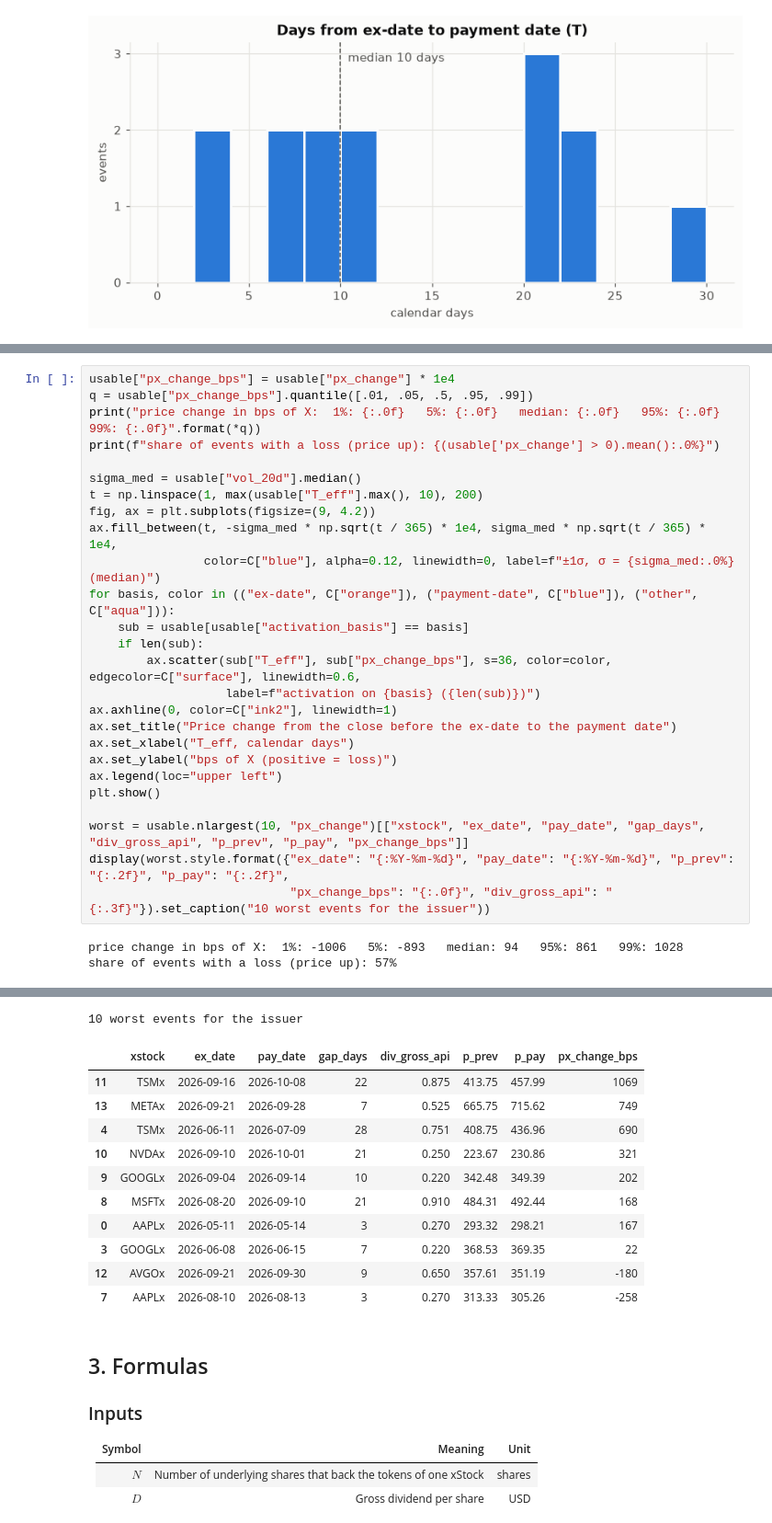
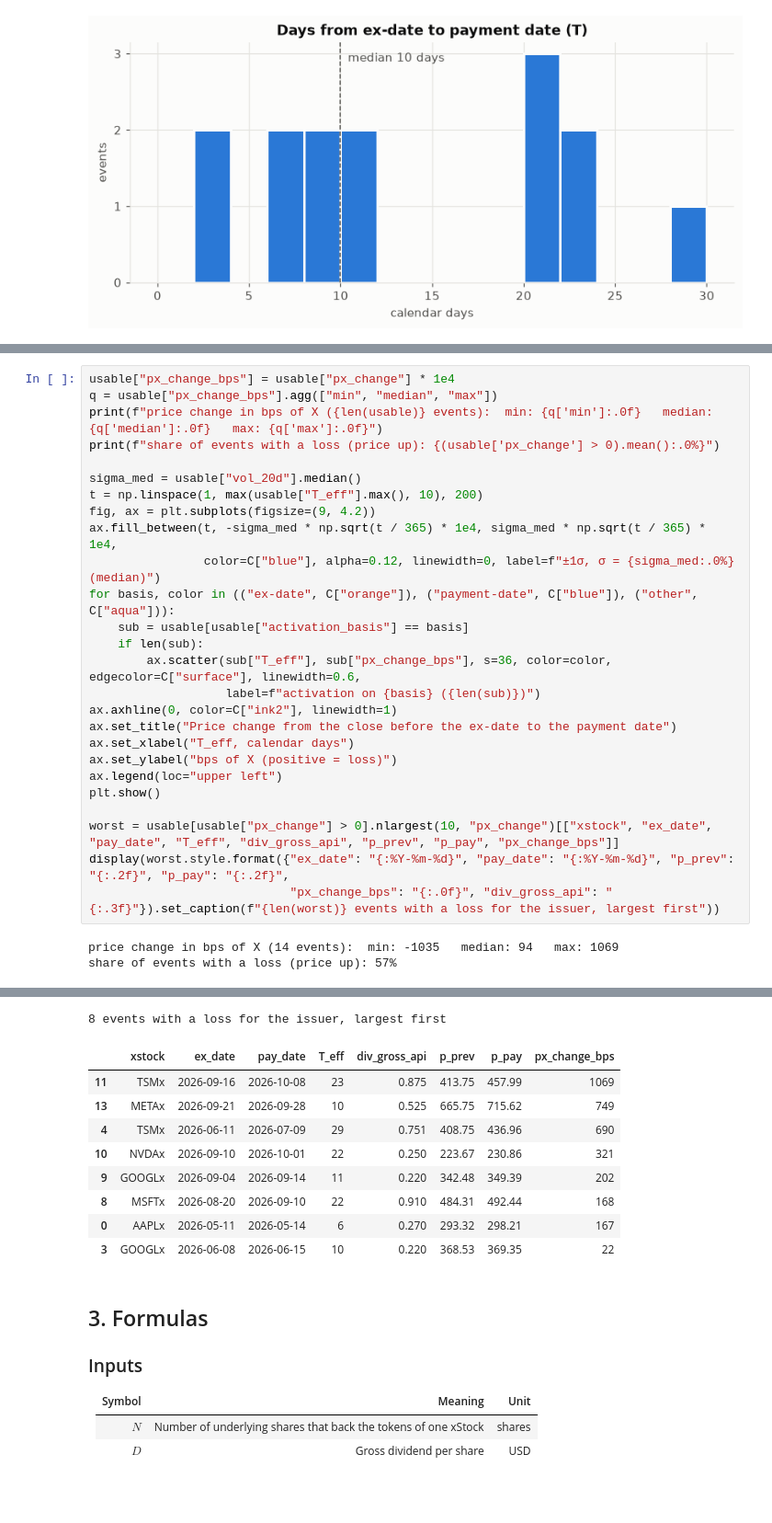
Before and after one commit to Robert29000/xstocks-hedge-research, a Jupyter notebook: hedge_research.ipynb, the cells around one changed output, grey strips where cells are left out. Shown at 92% size. Saved outputs shown, nothing was run; the diff lists cells and outputs as text; blank space fills up the shorter version.

```diff
--- a/hedge_research.ipynb
+++ b/hedge_research.ipynb
@@ -206,46 +206,44 @@ The unhedged loss, as a fraction of $X$, is $P_{\text{pay}} / P_{\text{prev}} -
 The price change includes the ex-dividend drop ($-D/P_{\text{prev}}$). This drop is a gain for the issuer and for every strategy. Section 5 shows it as a separate column.
 # %%
 usable["px_change_bps"] = usable["px_change"] * 1e4
-q = usable["px_change_bps"].quantile([.01, .05, .5, .95, .99])
-print("price change in bps of X:  1%: {:.0f}   5%: {:.0f}   median: {:.0f}   95%: {:.0f}   99%: {:.0f}".format(*q))
+q = usable["px_change_bps"].agg(["min", "median", "max"])
+print(f"price change in bps of X ({len(usable)} events):  min: {q['min']:.0f}   median: {q['median']:.0f}   max: {q['max']:.0f}")
 print(f"share of events with a loss (price up): {(usable['px_change'] > 0).mean():.0%}")
 
 sigma_med = usable["vol_20d"].median()
 t = np.linspace(1, max(usable["T_eff"].max(), 10), 200)
 fig, ax = plt.subplots(figsize=(9, 4.2))
 ax.fill_between(t, -sigma_med * np.sqrt(t / 365) * 1e4, sigma_med * np.sqrt(t / 365) * 1e4,
                 color=C["blue"], alpha=0.12, linewidth=0, label=f"±1σ, σ = {sigma_med:.0%} (median)")
 for basis, color in (("ex-date", C["orange"]), ("payment-date", C["blue"]), ("other", C["aqua"])):
     sub = usable[usable["activation_basis"] == basis]
     if len(sub):
         ax.scatter(sub["T_eff"], sub["px_change_bps"], s=36, color=color, edgecolor=C["surface"], linewidth=0.6,
                    label=f"activation on {basis} ({len(sub)})")
 ax.axhline(0, color=C["ink2"], linewidth=1)
 ax.set_title("Price change from the close before the ex-date to the payment date")
 ax.set_xlabel("T_eff, calendar days")
 ax.set_ylabel("bps of X (positive = loss)")
 ax.legend(loc="upper left")
 plt.show()
 
-worst = usable.nlargest(10, "px_change")[["xstock", "ex_date", "pay_date", "gap_days", "div_gross_api", "p_prev", "p_pay", "px_change_bps"]]
+worst = usable[usable["px_change"] > 0].nlargest(10, "px_change")[["xstock", "ex_date", "pay_date", "T_eff", "div_gross_api", "p_prev", "p_pay", "px_change_bps"]]
 display(worst.style.format({"ex_date": "{:%Y-%m-%d}", "pay_date": "{:%Y-%m-%d}", "p_prev": "{:.2f}", "p_pay": "{:.2f}",
-                            "px_change_bps": "{:.0f}", "div_gross_api": "{:.3f}"}).set_caption("10 worst events for the issuer"))
+                            "px_change_bps": "{:.0f}", "div_gross_api": "{:.3f}"}).set_caption(f"{len(worst)} events with a loss for the issuer, largest first"))
 # %% [output]
-price change in bps of X:  1%: -1006   5%: -893   median: 94   95%: 861   99%: 1028
+price change in bps of X (14 events):  min: -1035   median: 94   max: 1069
 share of events with a loss (price up): 57%
 [figure]
-10 worst events for the issuer
+8 events with a loss for the issuer, largest first
-|  | xstock | ex_date | pay_date | gap_days | div_gross_api | p_prev | p_pay | px_change_bps |
-| 11 | TSMx | 2026-09-16 | 2026-10-08 | 22 | 0.875 | 413.75 | 457.99 | 1069 |
-| 13 | METAx | 2026-09-21 | 2026-09-28 | 7 | 0.525 | 665.75 | 715.62 | 749 |
-| 4 | TSMx | 2026-06-11 | 2026-07-09 | 28 | 0.751 | 408.75 | 436.96 | 690 |
-| 10 | NVDAx | 2026-09-10 | 2026-10-01 | 21 | 0.250 | 223.67 | 230.86 | 321 |
-| 9 | GOOGLx | 2026-09-04 | 2026-09-14 | 10 | 0.220 | 342.48 | 349.39 | 202 |
-| 8 | MSFTx | 2026-08-20 | 2026-09-10 | 21 | 0.910 | 484.31 | 492.44 | 168 |
-| 0 | AAPLx | 2026-05-11 | 2026-05-14 | 3 | 0.270 | 293.32 | 298.21 | 167 |
-| 3 | GOOGLx | 2026-06-08 | 2026-06-15 | 7 | 0.220 | 368.53 | 369.35 | 22 |
-| 12 | AVGOx | 2026-09-21 | 2026-09-30 | 9 | 0.650 | 357.61 | 351.19 | -180 |
-| 7 | AAPLx | 2026-08-10 | 2026-08-13 | 3 | 0.270 | 313.33 | 305.26 | -258 |
+|  | xstock | ex_date | pay_date | T_eff | div_gross_api | p_prev | p_pay | px_change_bps |
+| 11 | TSMx | 2026-09-16 | 2026-10-08 | 23 | 0.875 | 413.75 | 457.99 | 1069 |
+| 13 | METAx | 2026-09-21 | 2026-09-28 | 10 | 0.525 | 665.75 | 715.62 | 749 |
+| 4 | TSMx | 2026-06-11 | 2026-07-09 | 29 | 0.751 | 408.75 | 436.96 | 690 |
+| 10 | NVDAx | 2026-09-10 | 2026-10-01 | 22 | 0.250 | 223.67 | 230.86 | 321 |
+| 9 | GOOGLx | 2026-09-04 | 2026-09-14 | 11 | 0.220 | 342.48 | 349.39 | 202 |
+| 8 | MSFTx | 2026-08-20 | 2026-09-10 | 22 | 0.910 | 484.31 | 492.44 | 168 |
+| 0 | AAPLx | 2026-05-11 | 2026-05-14 | 6 | 0.270 | 293.32 | 298.21 | 167 |
+| 3 | GOOGLx | 2026-06-08 | 2026-06-15 | 10 | 0.220 | 368.53 | 369.35 | 22 |
 # %% [markdown]
 ## 3. Formulas
 
```
Also changed, not shown: parts of 1 cell of this notebook, 1 other file.
